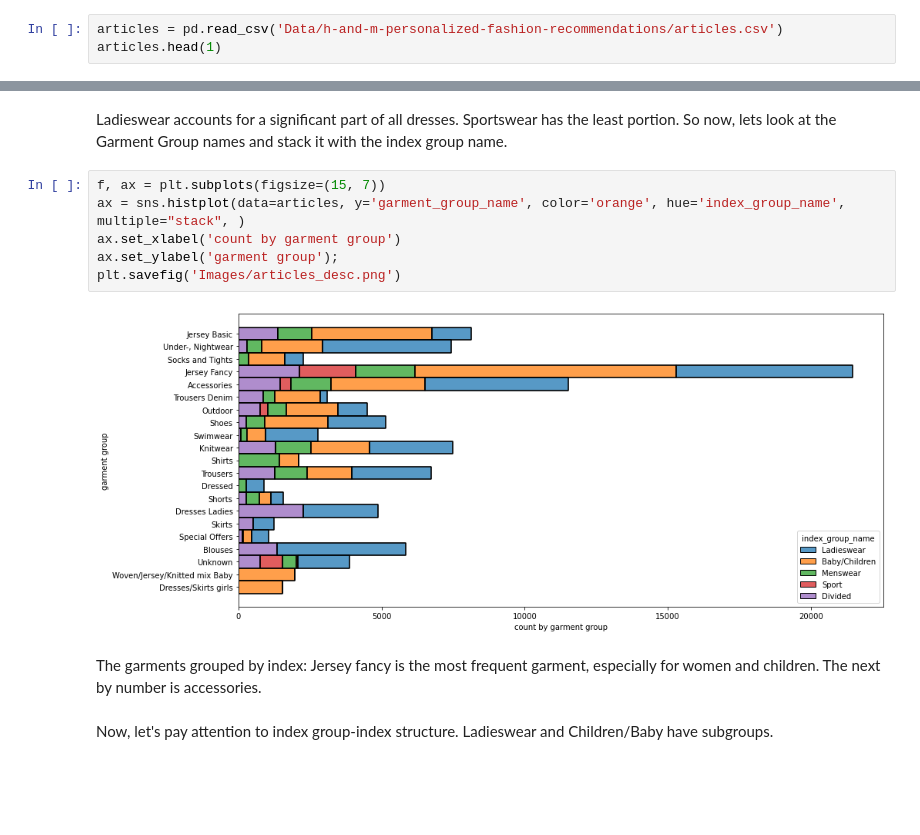
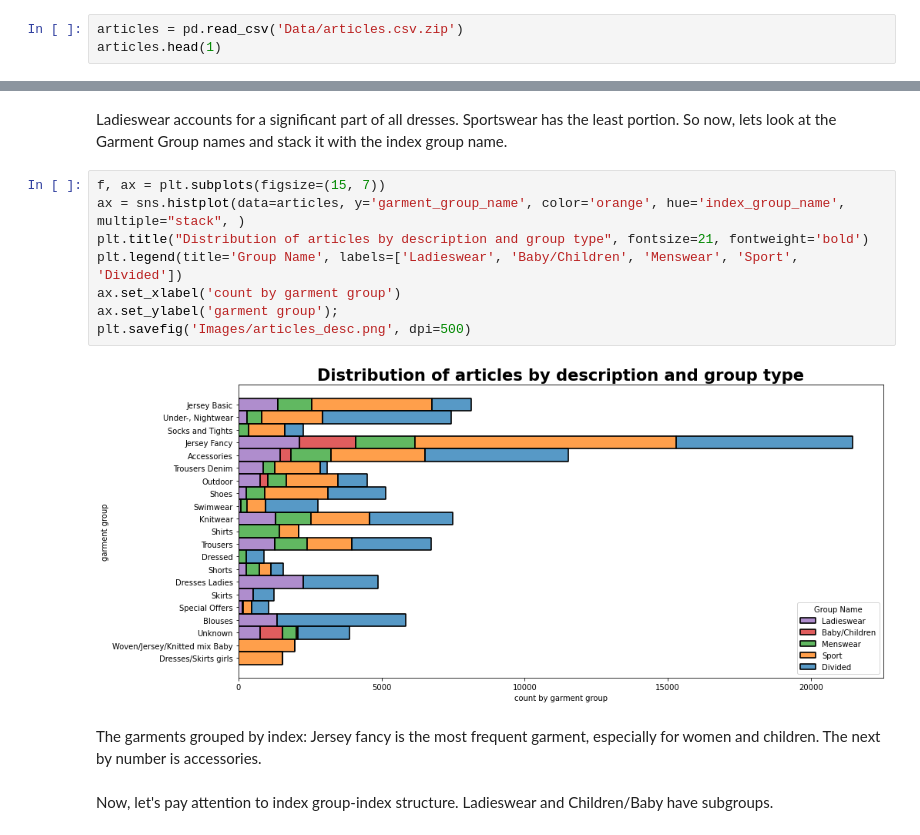
Before and after one commit to aliceagrawal/HM-Recommender-System-App, a Jupyter notebook: EDA and Data Cleaning.ipynb, the cells around one changed output, grey strips where cells are left out. Drawn from its saved outputs; the diff is of its cells as text; blank space fills up the shorter version.

```diff
--- a/EDA and Data Cleaning.ipynb
+++ b/EDA and Data Cleaning.ipynb
@@ -15,7 +15,7 @@ warnings.filterwarnings('ignore')
 # %%
 pd.set_option('display.max_columns', 50)
 # %%
-articles = pd.read_csv('Data/h-and-m-personalized-fashion-recommendations/articles.csv')
+articles = pd.read_csv('Data/articles.csv.zip')
 articles.head(1)
 # %% [output]
 |  | article_id | product_code | prod_name | product_type_no | product_type_name | product_group_name | ... |
@@ -98,11 +85,13 @@ Ladieswear accounts for a significant part of all dresses. Sportswear has the le
 # %%
 f, ax = plt.subplots(figsize=(15, 7))
 ax = sns.histplot(data=articles, y='garment_group_name', color='orange', hue='index_group_name', multiple="stack", )
+plt.title("Distribution of articles by description and group type", fontsize=21, fontweight='bold')
+plt.legend(title='Group Name', labels=['Ladieswear', 'Baby/Children', 'Menswear', 'Sport', 'Divided'])
 ax.set_xlabel('count by garment group')
 ax.set_ylabel('garment group');
-plt.savefig('Images/articles_desc.png')
+plt.savefig('Images/articles_desc.png', dpi=500)
 # %% [output]
-[figure, old version]
+[figure, new version]
 # %% [markdown]
 The garments grouped by index: Jersey fancy is the most frequent garment, especially for women and children. The next by number is accessories. <br><br>
 Now, let's pay attention to index group-index structure. Ladieswear and Children/Baby have subgroups.
```
Also changed, not shown: parts of 5 cells of this notebook, 8 other files.
